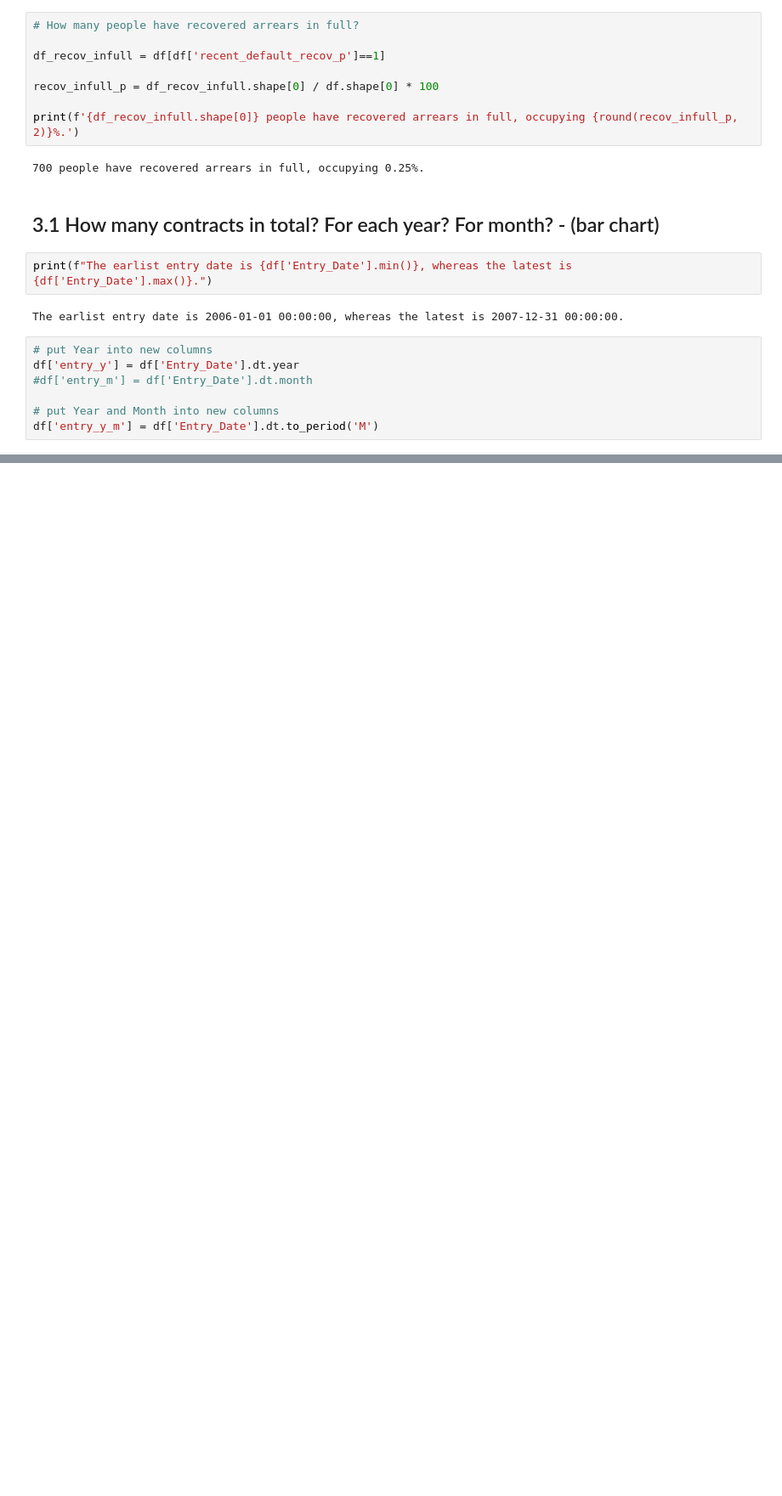
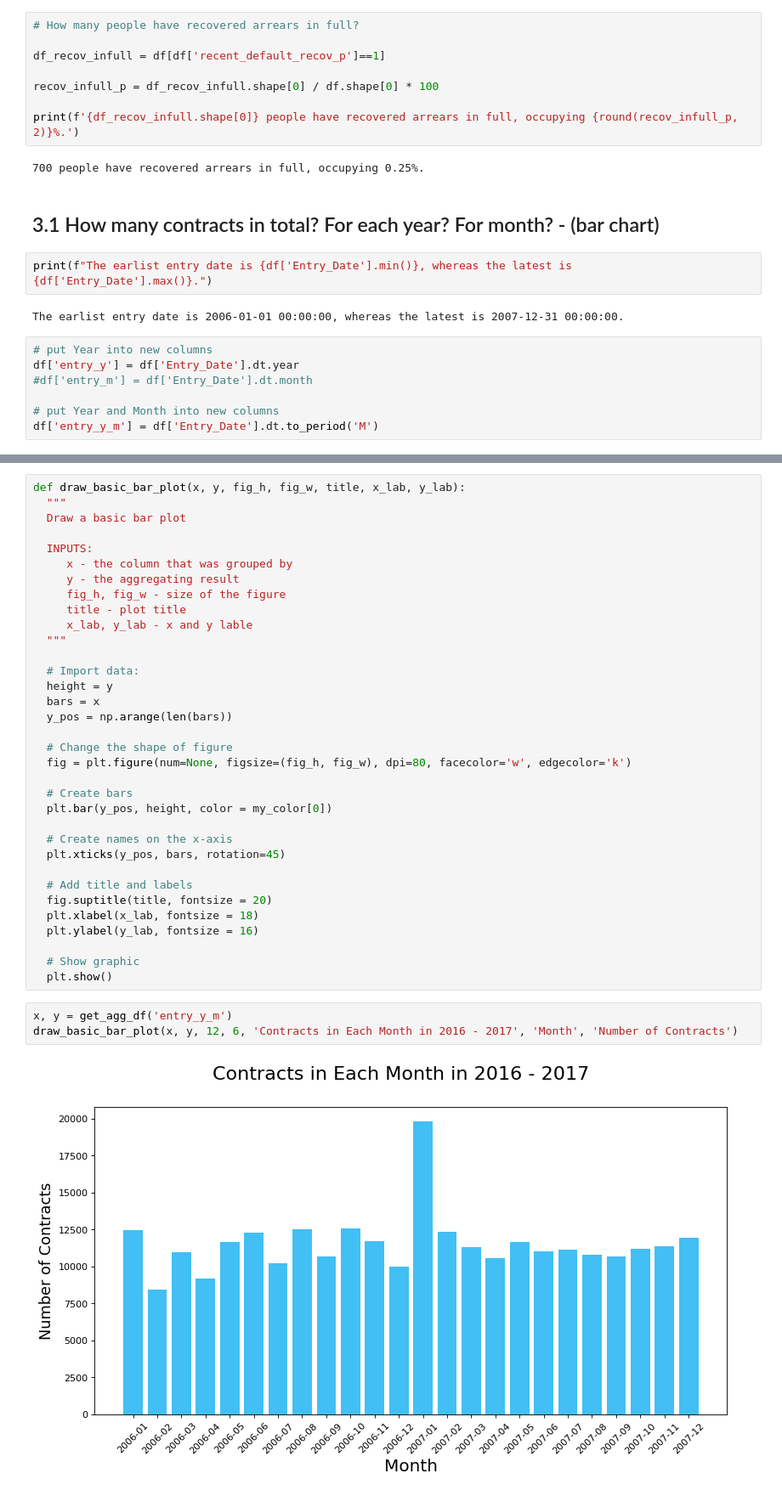
Before and after one commit to yanglinjing/vmor, a Jupyter notebook: Bank_customer_30.ipynb, the cells around one changed output, grey strips where cells are left out. Shown at 85% size. Saved outputs shown, nothing was run; the diff lists cells and outputs as text; blank space fills up the shorter version.

```diff
--- a/Bank_customer_30.ipynb
+++ b/Bank_customer_30.ipynb
@@ -357,0 +414,39 @@ result_contract_m = df.groupby('entry_y_m').agg({"Contract_Number": "count"})
+# %%
+def draw_basic_bar_plot(x, y, fig_h, fig_w, title, x_lab, y_lab):
+  """
+  Draw a basic bar plot
+
+  INPUTS:
+     x - the column that was grouped by
+     y - the aggregating result
+     fig_h, fig_w - size of the figure
+     title - plot title
+     x_lab, y_lab - x and y lable
+  """
+
+  # Import data:
+  height = y
+  bars = x
+  y_pos = np.arange(len(bars))
+
+  # Change the shape of figure
+  fig = plt.figure(num=None, figsize=(fig_h, fig_w), dpi=80, facecolor='w', edgecolor='k')
+
+  # Create bars
+  plt.bar(y_pos, height, color = my_color[0])
+
+  # Create names on the x-axis
+  plt.xticks(y_pos, bars, rotation=45)
+
+  # Add title and labels
+  fig.suptitle(title, fontsize = 20)
+  plt.xlabel(x_lab, fontsize = 18)
+  plt.ylabel(y_lab, fontsize = 16)
+
+  # Show graphic
+  plt.show()
+# %%
+x, y = get_agg_df('entry_y_m')
+draw_basic_bar_plot(x, y, 12, 6, 'Contracts in Each Month in 2016 - 2017', 'Month', 'Number of Contracts')
+# %% [output]
+[figure, added]
```
Also changed, not shown: parts of 10 cells of this notebook.
